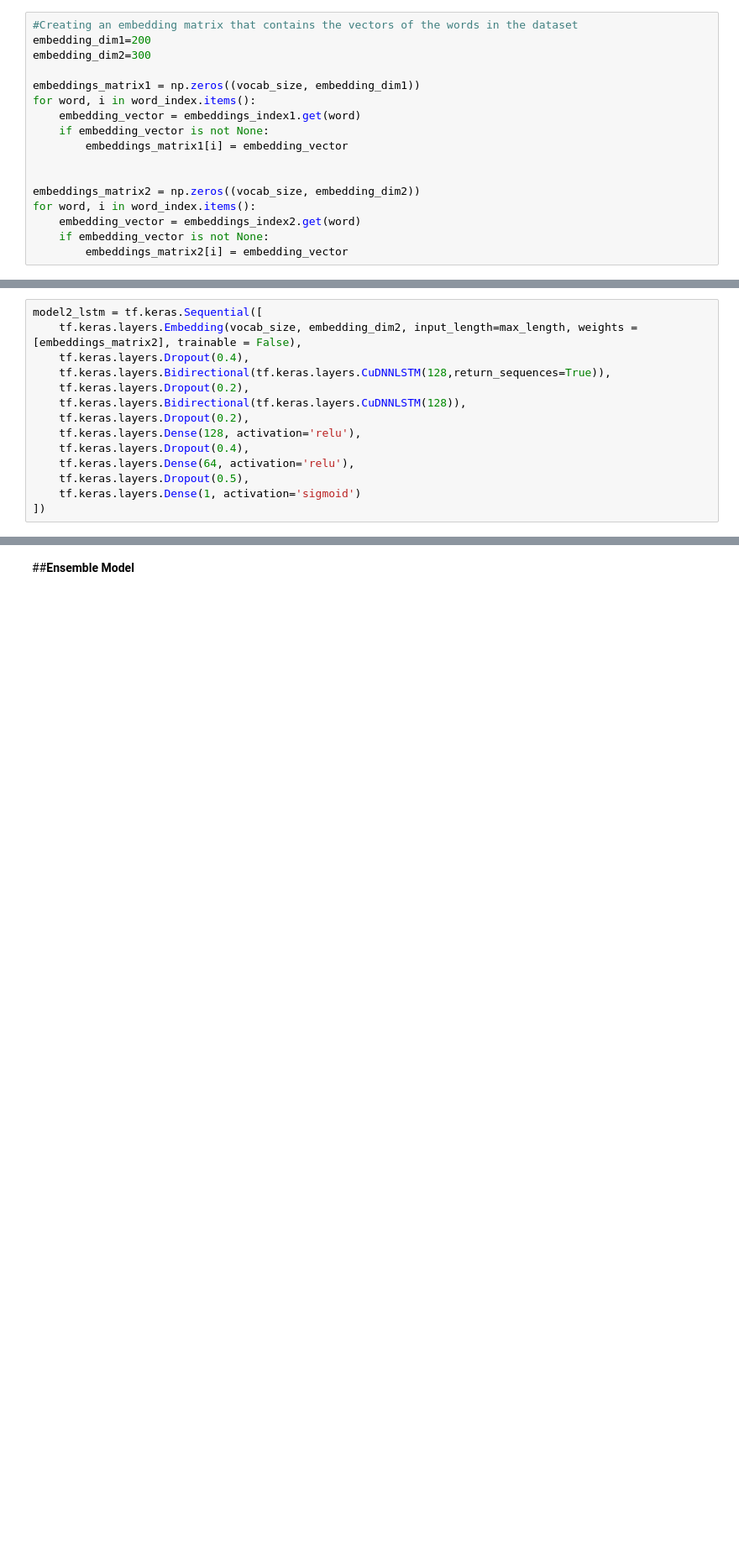
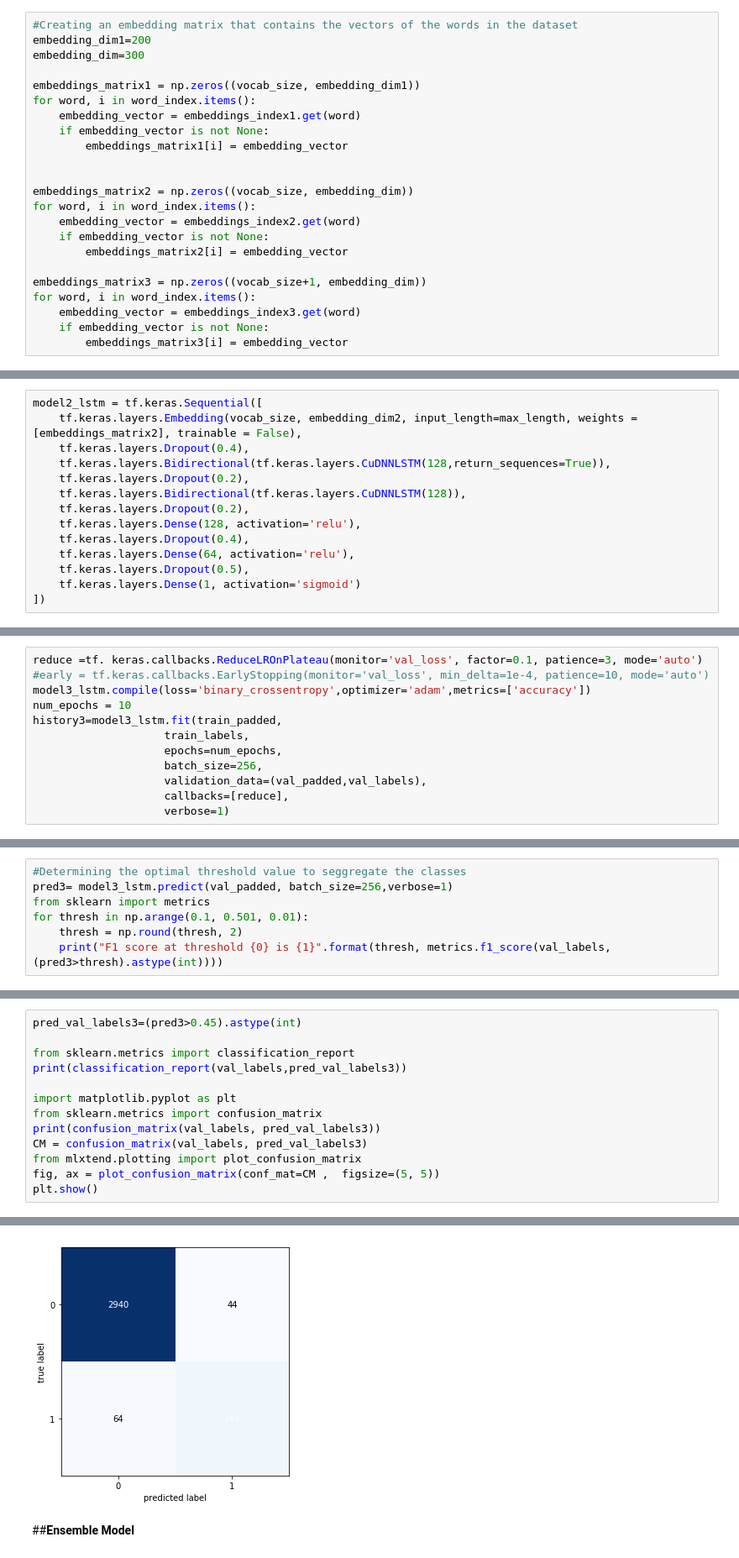
Before and after one commit to manashpratim/Tweet-Classification, a Jupyter notebook: Tweet_Classification.ipynb, the cells around one changed output, grey strips where cells are left out. Shown at 84% size. Drawn from its saved outputs; the diff is of its cells as text; blank space fills up the shorter version.

```diff
--- a/Tweet_Classification.ipynb
+++ b/Tweet_Classification.ipynb
@@ -230,7 +249,7 @@ with open('/content/drive/My Drive/crawl-300d-2M.vec/crawl-300d-2M.vec') as f:
 # %%
 #Creating an embedding matrix that contains the vectors of the words in the dataset
 embedding_dim1=200
-embedding_dim2=300
+embedding_dim=300
 
 embeddings_matrix1 = np.zeros((vocab_size, embedding_dim1))
 for word, i in word_index.items():
@@ -239,8 +258,14 @@ for word, i in word_index.items():
         embeddings_matrix1[i] = embedding_vector
 
 
-embeddings_matrix2 = np.zeros((vocab_size, embedding_dim2))
+embeddings_matrix2 = np.zeros((vocab_size, embedding_dim))
 for word, i in word_index.items():
     embedding_vector = embeddings_index2.get(word)
     if embedding_vector is not None:
         embeddings_matrix2[i] = embedding_vector
+
+embeddings_matrix3 = np.zeros((vocab_size+1, embedding_dim))
+for word, i in word_index.items():
+    embedding_vector = embeddings_index3.get(word)
+    if embedding_vector is not None:
+        embeddings_matrix3[i] = embedding_vector
@@ -446,0 +493,12 @@ weighted avg       0.96      0.96      0.96      3197
+# %%
+reduce =tf. keras.callbacks.ReduceLROnPlateau(monitor='val_loss', factor=0.1, patience=3, mode='auto')
+#early = tf.keras.callbacks.EarlyStopping(monitor='val_loss', min_delta=1e-4, patience=10, mode='auto')
+model3_lstm.compile(loss='binary_crossentropy',optimizer='adam',metrics=['accuracy'])
+num_epochs = 10
+history3=model3_lstm.fit(train_padded,
+                    train_labels,
+                    epochs=num_epochs,
+                    batch_size=256,
+                    validation_data=(val_padded,val_labels),
+                    callbacks=[reduce],
+                    verbose=1)
@@ -446,0 +523,7 @@ weighted avg       0.96      0.96      0.96      3197
+# %%
+#Determining the optimal threshold value to seggregate the classes
+pred3= model3_lstm.predict(val_padded, batch_size=256,verbose=1)
+from sklearn import metrics
+for thresh in np.arange(0.1, 0.501, 0.01):
+    thresh = np.round(thresh, 2)
+    print("F1 score at threshold {0} is {1}".format(thresh, metrics.f1_score(val_labels, (pred3>thresh).astype(int))))
@@ -446,0 +548,14 @@ weighted avg       0.96      0.96      0.96      3197
+# %%
+pred_val_labels3=(pred3>0.45).astype(int)
+
+from sklearn.metrics import classification_report
+print(classification_report(val_labels,pred_val_labels3))
+
+import matplotlib.pyplot as plt
+from sklearn.metrics import confusion_matrix
+print(confusion_matrix(val_labels, pred_val_labels3))
+CM = confusion_matrix(val_labels, pred_val_labels3)
+from mlxtend.plotting import plot_confusion_matrix
+fig, ax = plot_confusion_matrix(conf_mat=CM ,  figsize=(5, 5))
+plt.show()
+# %% [output]
@@ -447,3 +573,4 @@ weighted avg       0.96      0.96      0.96      3197
+[figure, added]
 # %% [markdown]
 ##**Ensemble Model**
 # %%
```
Also changed, not shown: parts of 22 cells of this notebook.
